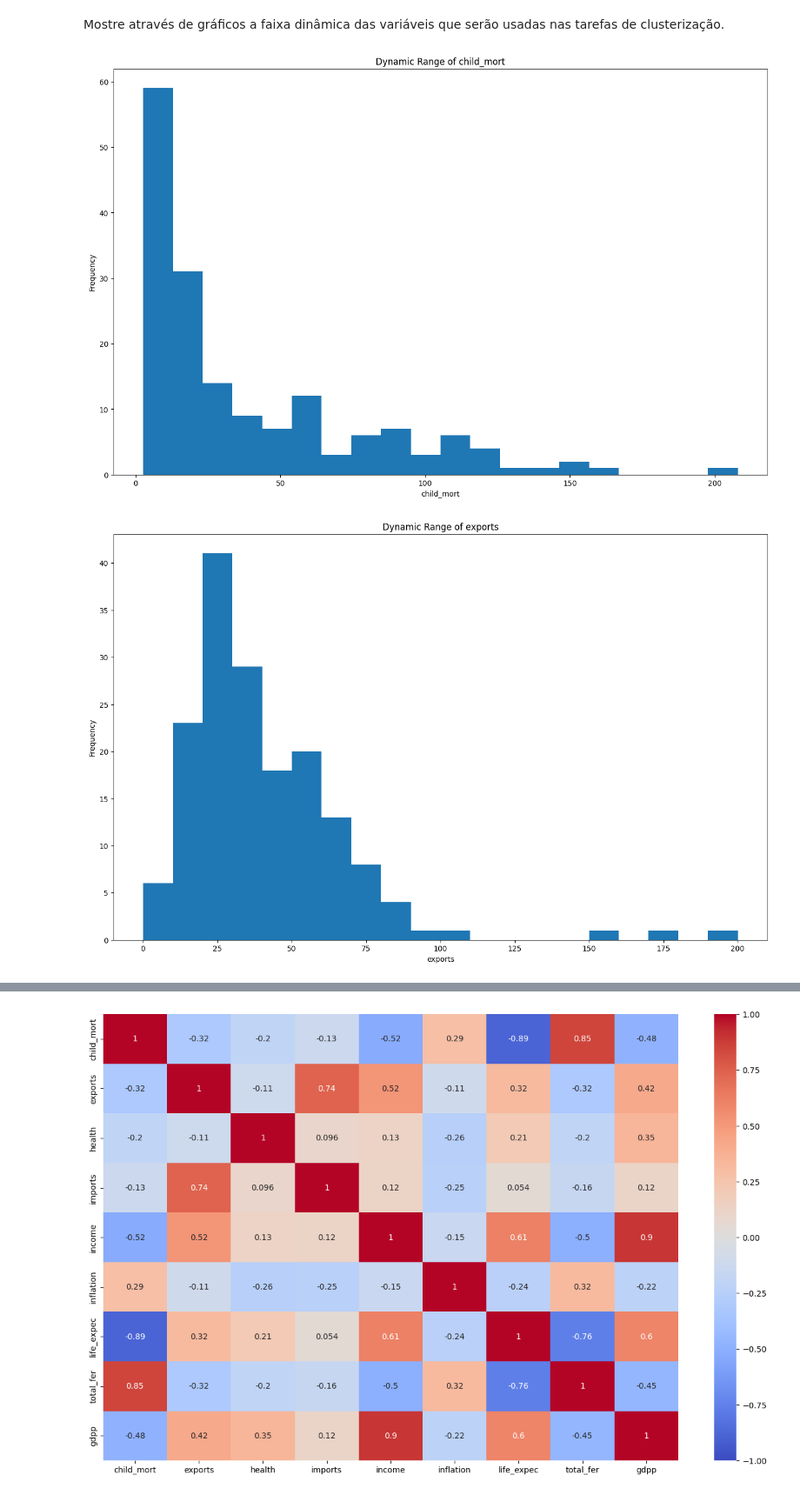
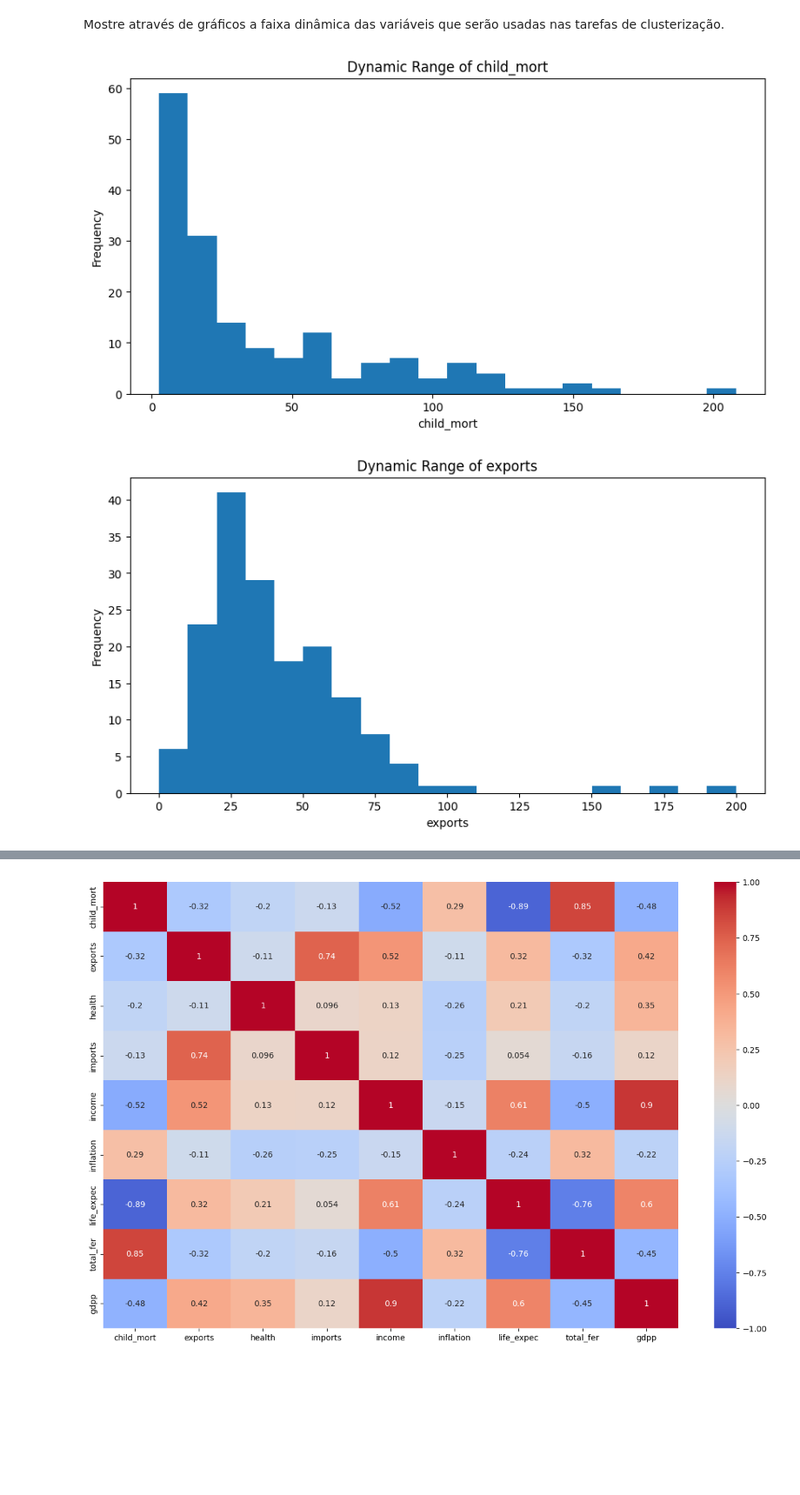
Before and after one commit to FabioRochaPoeta/aprendizado-nao-supervisionado, a Jupyter notebook: aprendizado-nao-supervisionado-fabio-rocha.ipynb, the cells around one changed output, grey strips where cells are left out. Shown at 87% size. Saved outputs shown, nothing was run; the diff lists cells and outputs as text; code cells hidden in the pictures; blank space fills up the shorter version.

```diff
--- a/aprendizado-nao-supervisionado-fabio-rocha.ipynb
+++ b/aprendizado-nao-supervisionado-fabio-rocha.ipynb
@@ -134,20 +135,20 @@ Mostre através de gráficos a faixa dinâmica das variáveis que serão usadas
 # %%
 
 
 # Load the dataset
 data = df_country.drop('country', axis=1)
 
 # Select the variables for clustering
 variables = ['child_mort','exports','health','imports','income','inflation','life_expec','total_fer','gdpp']
 
 # Plot the dynamic range of the variables using histograms
 for variable in variables:
-    plt.figure(figsize=(16, 10))
+    plt.figure(figsize=(10, 5))
     plt.hist(data[variable], bins=20)
     plt.xlabel(variable)
     plt.ylabel("Frequency")
     plt.title("Dynamic Range of {}".format(variable))
     plt.show()
 # %% [output]
-[figure, old version]
+[figure, new version]
-[figure, old version]
+[figure, new version]
```
Also changed, not shown: parts of 15 cells of this notebook.
